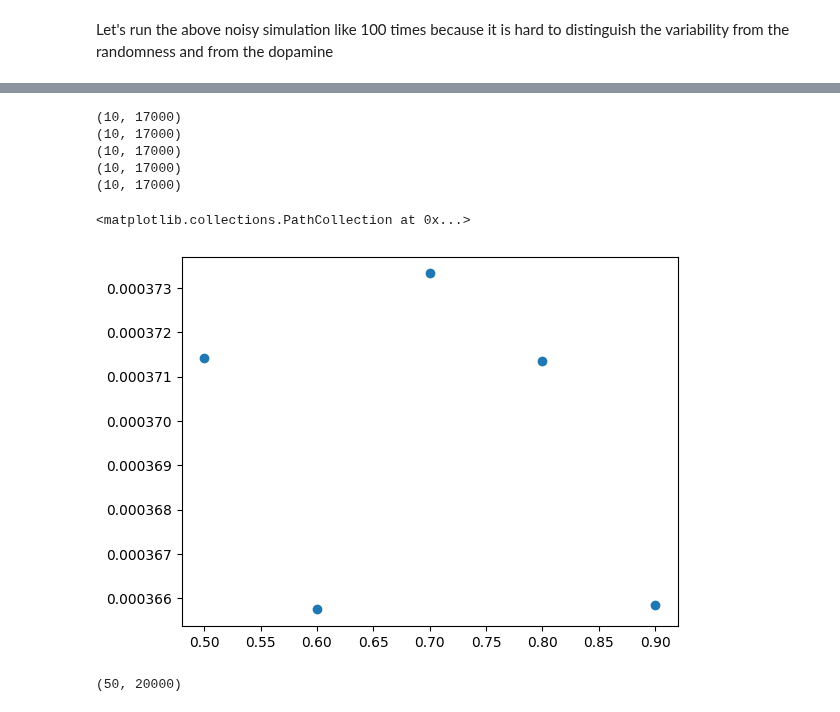
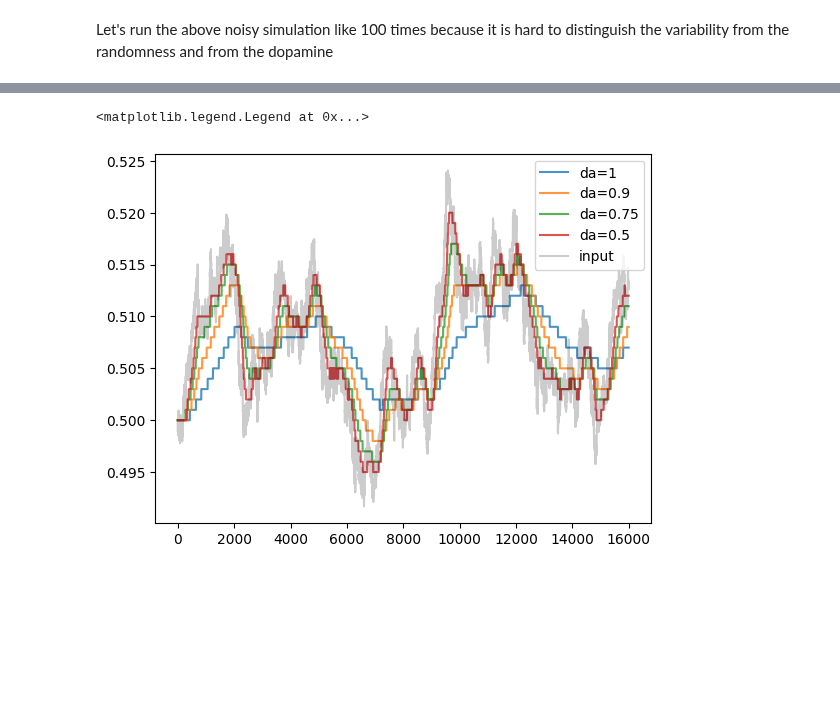
Before and after one commit to joncannon/Thesis, a Jupyter notebook: line_attractor/parkinsons_demo.ipynb, the cells around one changed output, grey strips where cells are left out. Drawn from its saved outputs; the diff is of its cells as text; code cells hidden in the pictures; blank space fills up the shorter version.

```diff
--- a/line_attractor/parkinsons_demo.ipynb
+++ b/line_attractor/parkinsons_demo.ipynb
@@ -170,5 +172,5 @@ def UO(steps):
 # %%
-stable = attractor(n_units = 200, exc_spread = 15, inp_scale = 18, exc_scale = 0.03, inh_scale = 1.2, dop_scale = 8, tonic_inhib=0.5, n_noise_scale= 0.00)
+stable = attractor(n_units = 200, exc_spread = 15, inp_scale = 24, exc_scale = 0.24, inh_scale = 1.2, tonic_inhib=0.2, n_noise_scale= 0.00)
 #give the network some time to warm-up before we start adding noise
 means = np.concatenate((np.zeros(3000),UO(17000)*20))
 #dopamine starts to tail off after the network can warm up
@@ -182,17 +181,2 @@ stable.run(dopamine=dopamine,means=means)
 # %% [markdown]
 Let's run the above noisy simulation like 100 times because it is hard to distinguish the variability from the randomness and from the dopamine
-# %%
-steps = 20000
-#matrix to store all of our results
-results = np.zeros((50,steps)) #100 x steps
-
-
-for i in range(0,50):
-    #generate random noise
-    noise = UO(steps-3000)
-    noise = np.concatenate((np.zeros(3000),noise*10))
-    #generate dopamine for the simulation
-    dopamine = np.ones(20000)
-    dopamine[3000:] = dopamine[3000:] * ((i+50)//10)/10
-    stable.run(dopamine=dopamine,means=noise)
-    results[i] = stable.saliences
@@ -202,20 +183,33 @@ for i in range(0,50):
-# %%
-vars = np.zeros(5)
-
-for i in range(5):
-    print(np.shape(results[i*10:i*10+10,3000:]))
-    vars[i] = np.var(results[i*10:i*10+10,3000:])
-
-plt.scatter(np.arange(0.5,1,0.1),vars)
-# %% [output]
-(10, 17000)
-(10, 17000)
-(10, 17000)
-(10, 17000)
-(10, 17000)
-<matplotlib.collections.PathCollection at 0x...>
-[figure, removed]
-# %%
-print(np.shape(results))
-# %% [output]
-(50, 20000)
+# %%
+means = UO(17000)
+means = np.concatenate((np.zeros(3000),means*20))
+
+dopamine = np.ones(20000)
+stable.run(dopamine,means)
+run1 = stable.saliences
+
+dopamine = np.ones(20000)
+dopamine[3000:] = dopamine[3000:] * 0.9
+stable.run(dopamine,means)
+run2 = stable.saliences
+
+dopamine = np.ones(20000)
+dopamine[3000:] = dopamine[3000:] * 0.75
+stable.run(dopamine,means)
+run3 = stable.saliences
+
+dopamine = np.ones(20000)
+dopamine[3000:] = dopamine[3000:] * 0.5
+stable.run(dopamine,means)
+run4 = stable.saliences
+
+plt.plot(run1[3000:19000], label="da=1",alpha=0.8)
+plt.plot(run2[3000:19000], label="da=0.9",alpha=0.8)
+plt.plot(run3[3000:19000], label="da=0.75",alpha=0.8)
+plt.plot(run4[3000:19000], label="da=0.5",alpha=0.8)
+
+plt.plot(.5+means[3000:19000]/1000, label="input",alpha=0.2,color="black")
+plt.legend()
+# %% [output]
+<matplotlib.legend.Legend at 0x...>
+[figure, added]
```
Also changed, not shown: parts of 4 cells of this notebook, 1 other file.
